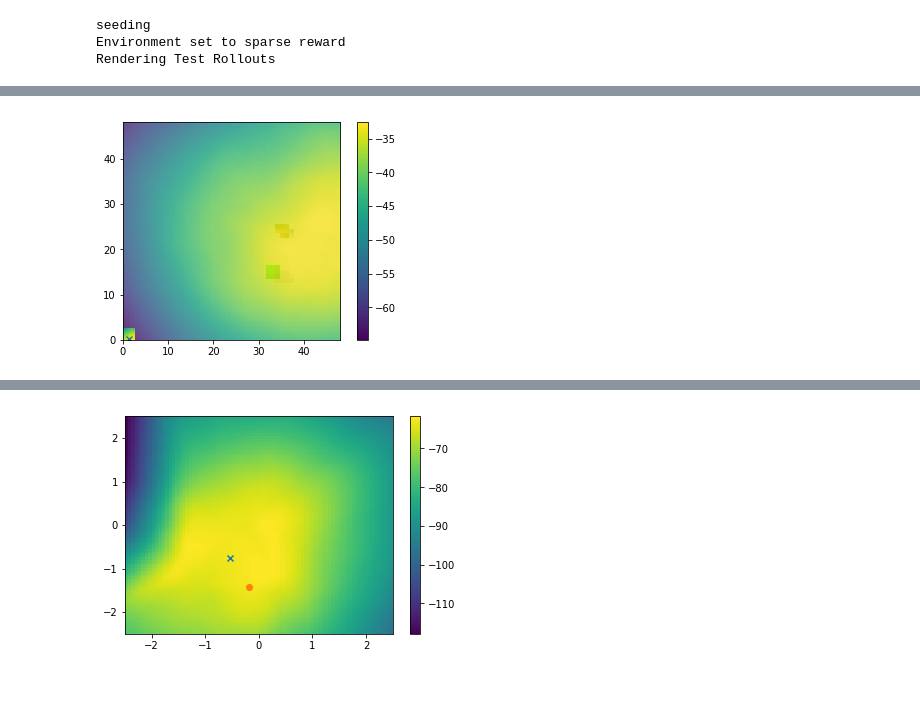
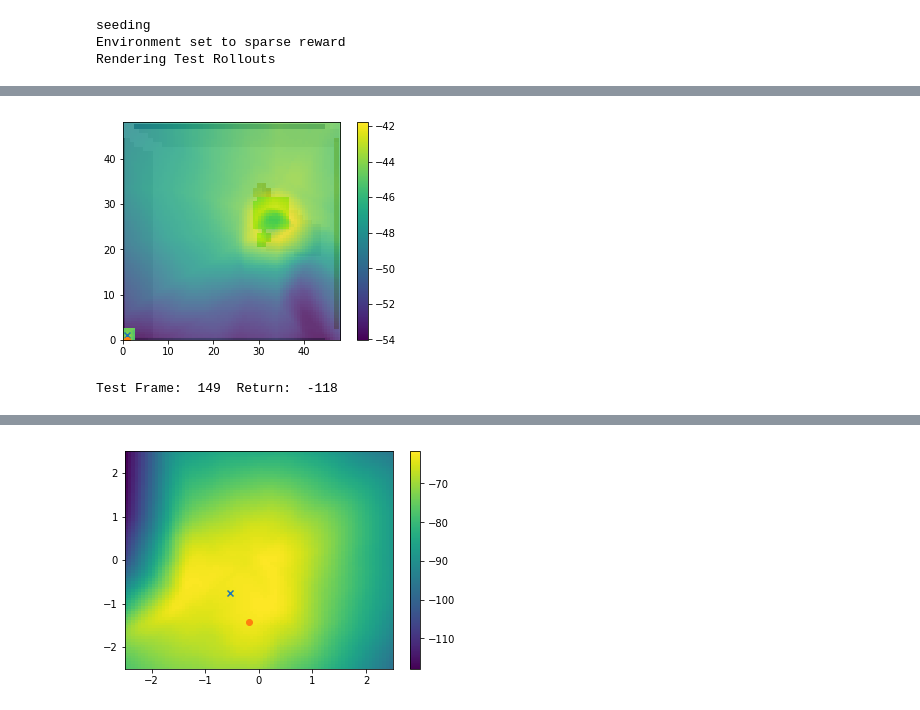
Before and after one commit to sholtodouglas/hierarchial_robotics, a Jupyter notebook: Quick Tests.ipynb, the cells around one changed output, grey strips where cells are left out. Cells and saved outputs as stored; diff of their text form; code cells hidden in the pictures.

```diff
--- a/Quick Tests.ipynb
+++ b/Quick Tests.ipynb
@@ -69,5 +78,9 @@ with open('collected_data/filename.pickle', 'rb') as handle:
 # %%
-exp_name = "hierarchial2_pointMass-v0_Hidden_256l_2"
+#exp_name = "hierarchial2_pointMass-v0_Hidden_256l_2"
+env_name = 'pointMassObject-v0'
+exp_name = "hierarchial2_"+env_name+"_Hidden_256l_2"
+with open('collected_data/' + exp_name + 'rbuf.pickle', 'rb') as handle:
+    replay_higher = pickle.load(handle)
 seed = 0
 render = True
 print('Begin')
@@ -76,7 +89,7 @@ np.random.seed(seed)
 # %% [output]
 Begin
 # %%
-test_env = gym.make('pointMass-v0')
+test_env = gym.make(env_name)
 env = test_env
 # pybullet nees the GUI env to be reset first for our noncollision stuff to work.
 if render:
@@ -92,18 +105,14 @@ Rendering Test Rollouts
 
 # Little bit of short term conif
 use_higher_level = True
-replan_interval = 5
-lower_achieved_whole_state = False
+lower_achieved_state = 'controllable_achieved_goal'  #  'full_positional_state' # 'achieved_goal' #
 substitute_action = True
 
 
 # Get Env dimensions for networks
 obs_dim_higher = env.observation_space.spaces['observation'].shape[0] + env.observation_space.spaces['desired_goal'].shape[0]
 # now, our action can either be the  full state, or just the controllable aspects.
-if lower_achieved_whole_state:
-    act_dim_higher = env.observation_space.spaces['full_positional_state'].shape[0]
-else:
-    act_dim_higher = env.observation_space.spaces['controllable_achieved_goal'].shape[0]
+act_dim_higher = env.observation_space.spaces[lower_achieved_state].shape[0]
 
 if use_higher_level:
     obs_dim_lower = env.observation_space.spaces['observation'].shape[0] + act_dim_higher
@@ -118,6 +127,7 @@ polyak=0.995
 lr=1e-3
 alpha=0.2
 load  = True
+relative = False
 act_limit_higher = env.ENVIRONMENT_BOUNDS
 SAC_higher = SAC_model(act_limit_higher, obs_dim_higher, act_dim_higher, [256,256], lr, gamma, alpha, polyak, load, exp_name+'_higher')
 act_limit_lower = env.action_space.high[0]
@@ -178,26 +241,60 @@ def heatmap_q(o, size):
 # %%
 
 
 from IPython.display import display, clear_output
 fig, ax = plt.subplots()
-n = 2000
-for i in range(n, n+200):
-    o, o2, a, r = get_transition(replay_higher, i*10) # 5 because each step 4 goals are added for HER
+n = 300000
+for i in range(n, n+200, 5):
+    o, o2, a, r = get_transition(replay_higher, i) # 5 because each step 4 goals are added for HER
     env.initialize_start_pos(o)
-    env.visualise_sub_goal(o[:2]+a, lower_achieved_whole_state=True)
+    print(a)
+    if 'Object' in exp_name and lower_achieved_state == 'full_positional_state':
+
+        if relative:
+            sub_goal = np.concatenate([o[0:2]+a[0:2], o[4:6]+a[2:4]])
+            env.visualise_sub_goal(np.concatenate([o[0:2]+a[0:2], o[4:6]+a[2:4]]), sub_goal_state=lower_achieved_state)
+        else:
+            env.visualise_sub_goal(a, sub_goal_state=lower_achieved_state)
+
+    else:
+        if relative:
+            env.visualise_sub_goal(o[:2]+a, sub_goal_state=lower_achieved_state)
+        else:
+            env.visualise_sub_goal(a, sub_goal_state=lower_achieved_state)
     env.reset_goal_pos(o2[-2:])
 
 
 
     clear_output(wait=True)
     image = env.calc_state()['image']
     size = image.shape[0]
     plt.imshow(np.flip(image,0), origin = 'lower')
-    heatmap_q(o,size)
+
+    if 'Object' in exp_name:
+        if lower_achieved_state == 'full_positional_state':
+            heatmap_q_object(o,size, object_q = True)
+        else:
+            heatmap_q(o,size, relative)
+    else:
+        heatmap_q(o,size, relative)
 
     #heatmap_v(o2, size)
     #display(fig)
 
     #print(SAC_higher.value(np.expand_dims(o,0)).numpy()[0][0])
 # %% [output]
-[figure, old version]
+[figure, new version]
+# %%
+# how about instead we just watch it do a thing?
+from hierarchy import *
+replan_interval = 10
+max_ep_len = 150
+episodes = rollout_trajectories_hierarchially(n_steps = max_ep_len, env = env, max_ep_len = max_ep_len,
+                                actor_lower = SAC_lower.actor.get_deterministic_action,
+                                actor_higher = SAC_higher.actor.get_deterministic_action, relative = relative, replan_interval = replan_interval,
+                                lower_achieved_state = lower_achieved_state,
+                                substitute_action = True, use_higher_level = True, train=False, render=True,
+                                current_total_steps = 0,
+                                exp_name = exp_name, return_episode = True)
+# %% [output]
+Test Frame:  149  Return:  -118
```
Also changed, not shown: parts of 9 cells of this notebook, 5 other files.
